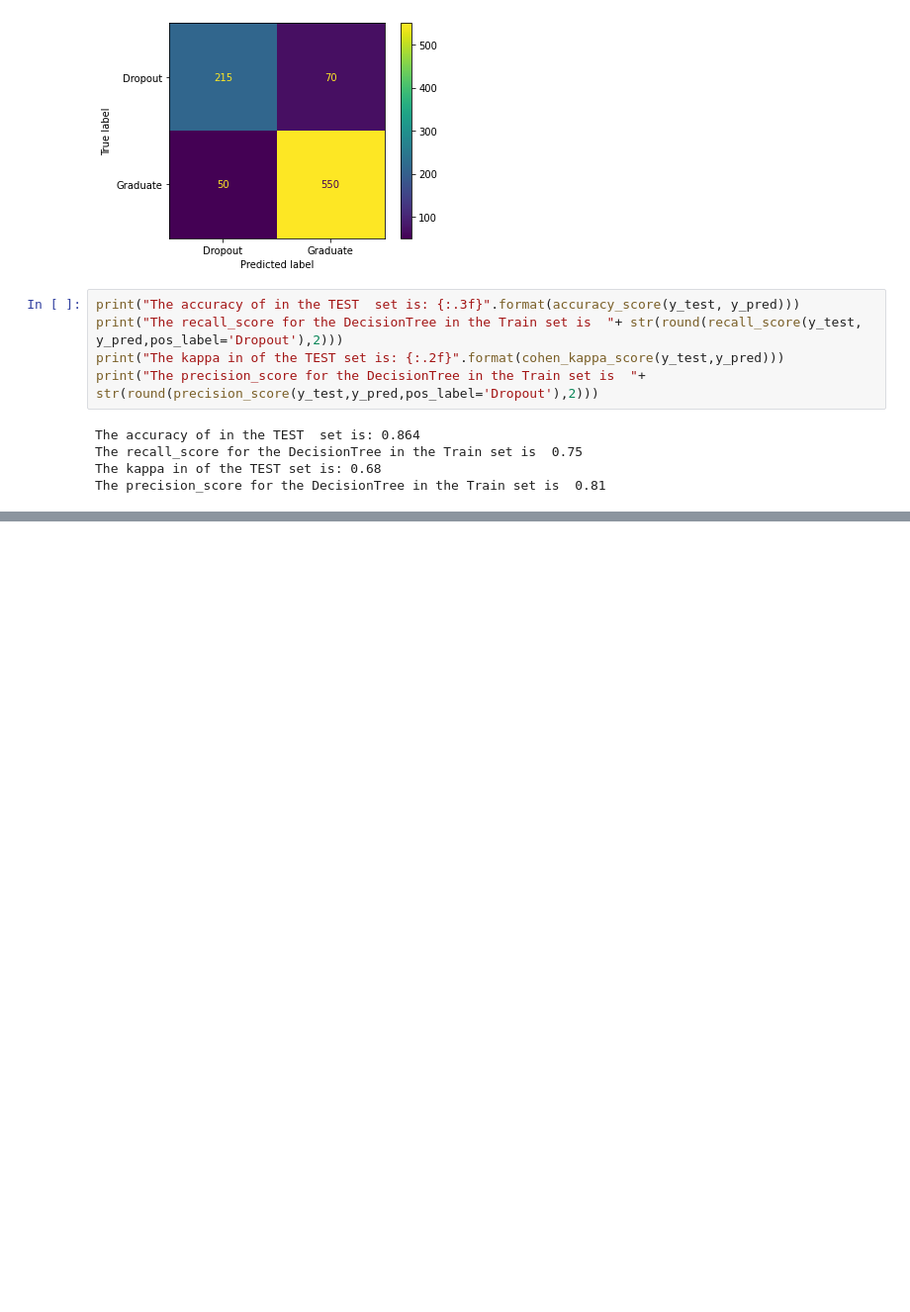
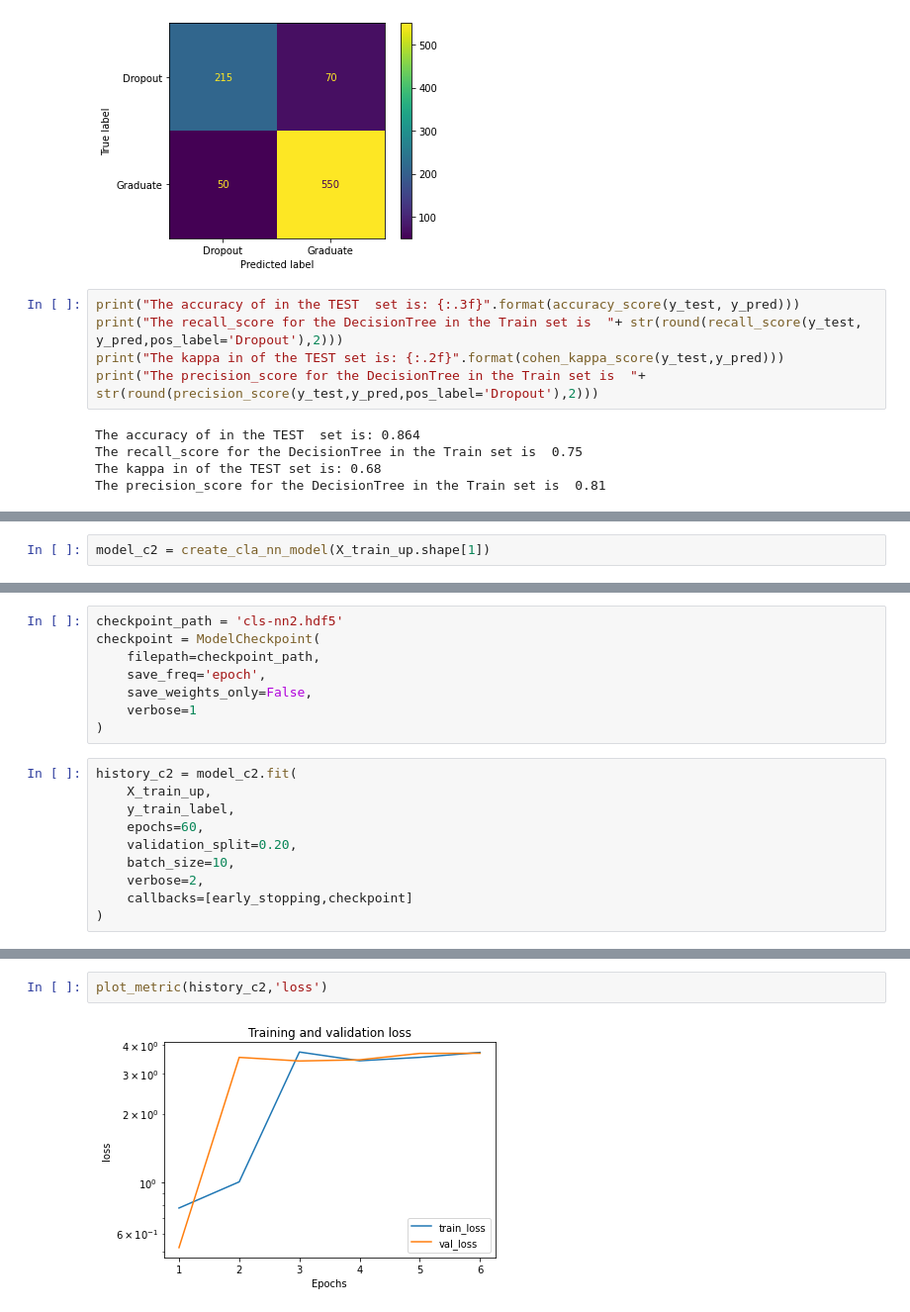
Before and after one commit to Mojgunsh/Final_Project, a Jupyter notebook: Final_Project_Vr0_1.ipynb, the cells around one changed output, grey strips where cells are left out. Shown at 99% size. Cells and saved outputs as stored; diff of their text form; blank space fills up the shorter version.

```diff
--- a/Final_Project_Vr0_1.ipynb
+++ b/Final_Project_Vr0_1.ipynb
@@ -749,0 +1055,2 @@ The precision_score for the DecisionTree in the Train set is  0.81
+# %%
+model_c2 = create_cla_nn_model(X_train_up.shape[1])
@@ -749,0 +1075,18 @@ The precision_score for the DecisionTree in the Train set is  0.81
+# %%
+checkpoint_path = 'cls-nn2.hdf5'
+checkpoint = ModelCheckpoint(
+    filepath=checkpoint_path,
+    save_freq='epoch',
+    save_weights_only=False,
+    verbose=1
+)
+# %%
+history_c2 = model_c2.fit(
+    X_train_up,
+    y_train_label,
+    epochs=60,
+    validation_split=0.20,
+    batch_size=10,
+    verbose=2,
+    callbacks=[early_stopping,checkpoint]
+)
@@ -749,0 +1111,4 @@ The precision_score for the DecisionTree in the Train set is  0.81
+# %%
+plot_metric(history_c2,'loss')
+# %% [output]
+[figure, added]
```
Also changed, not shown: parts of 35 cells of this notebook.
